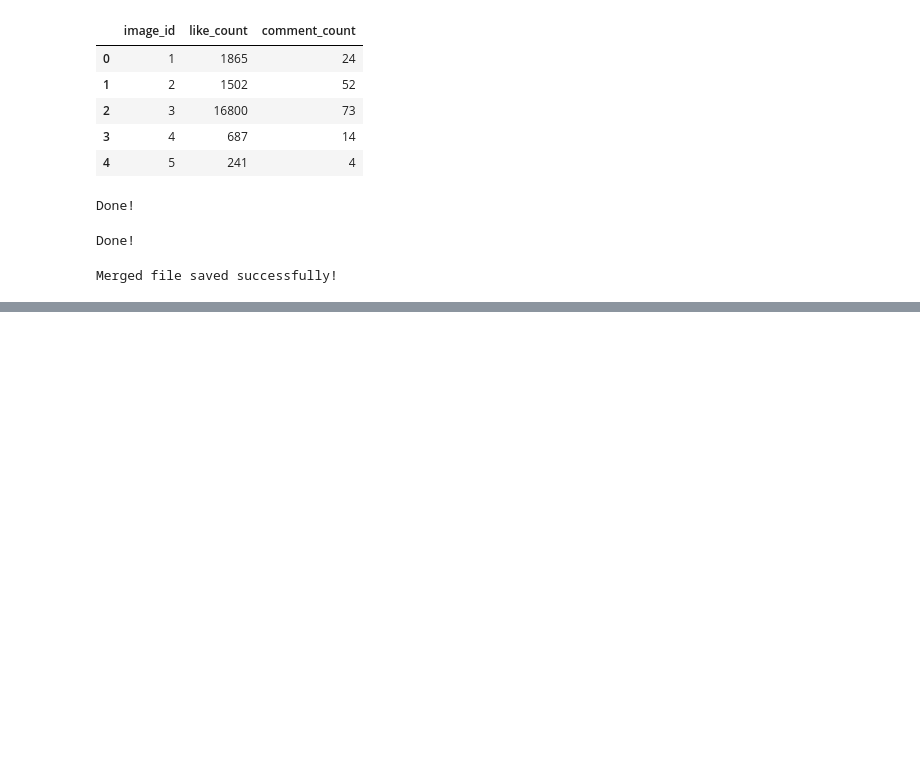
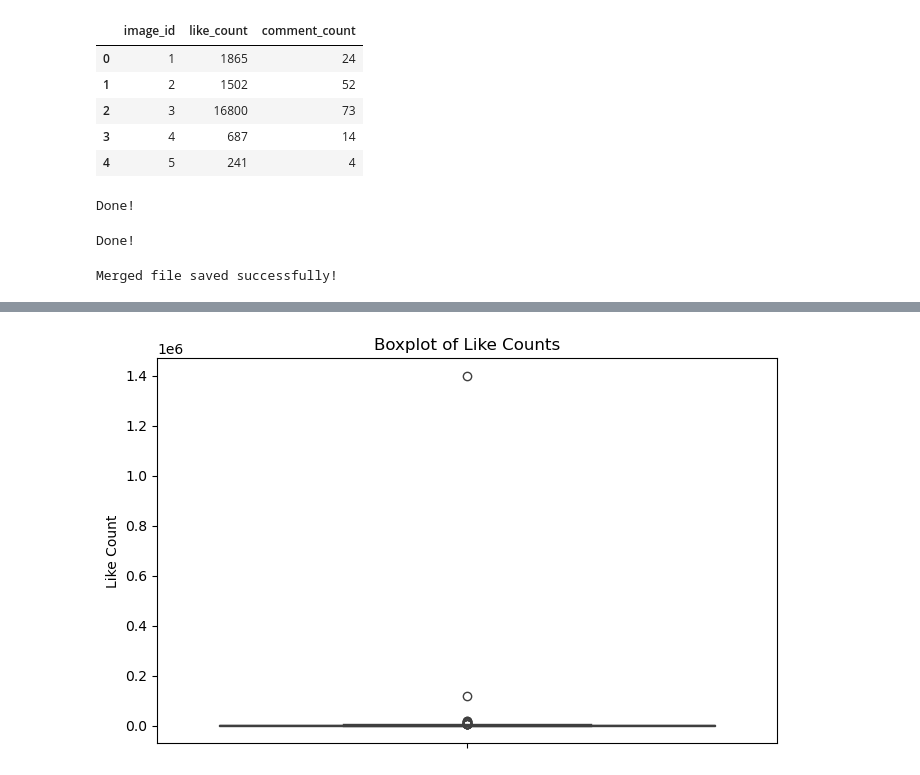
Before and after one commit to ebhatsha/CapstonePortfolio, a Jupyter notebook: EducationImagesCapstone3.ipynb, the cells around one changed output, grey strips where cells are left out. Cells and saved outputs as stored; diff of their text form; code cells hidden in the pictures; blank space fills up the shorter version.

```diff
--- a/EducationImagesCapstone3.ipynb
+++ b/EducationImagesCapstone3.ipynb
@@ -215,0 +243,9 @@ df.head
+# %%
+# 3. Boxplot for detecting like count outliers
+plt.figure(figsize=(8, 5))
+sns.boxplot(y='like_count', data=df)
+plt.title('Boxplot of Like Counts')
+plt.ylabel('Like Count')
+plt.show()
+# %% [output]
+[figure, added]
```
Also changed, not shown: parts of 8 cells of this notebook.
